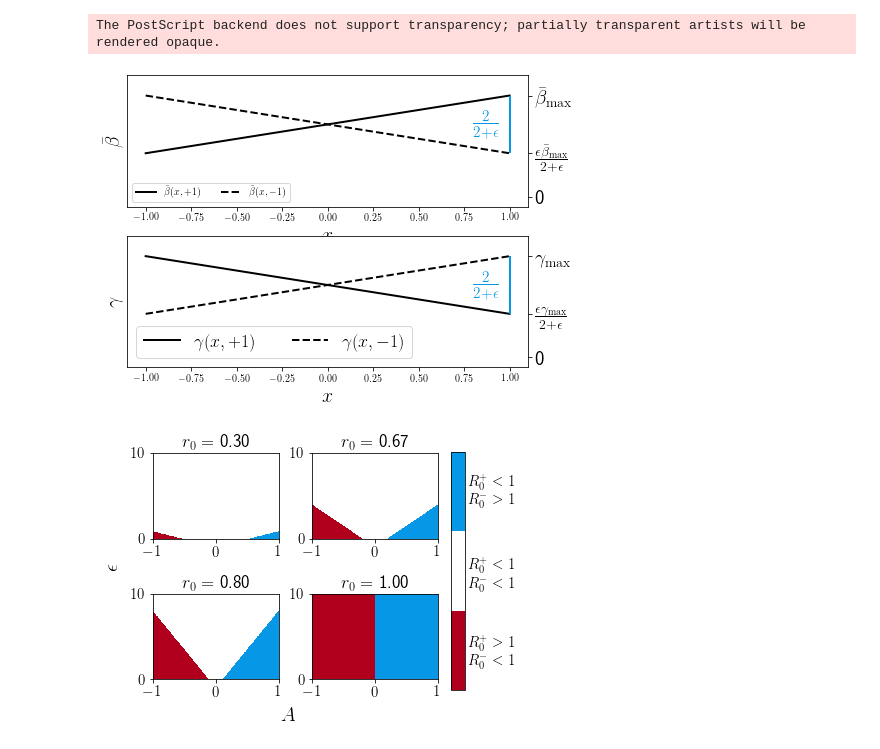
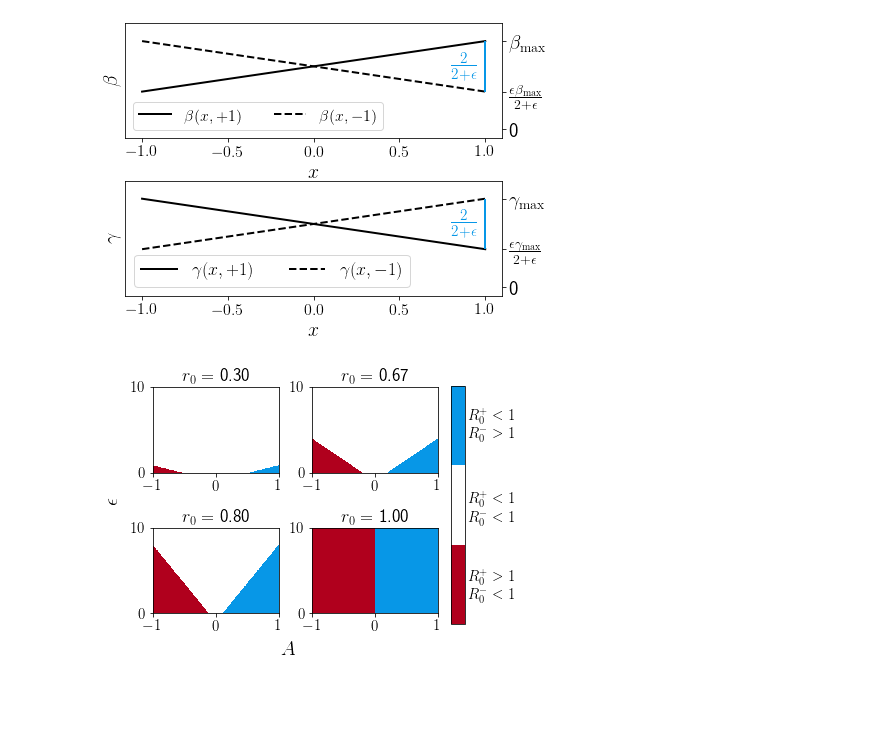
Before and after one commit to CorbitSampson/Competing_Social_Contagions, a Jupyter notebook: Figure_Builders.ipynb, the cells around one changed output. Cells and saved outputs as stored; diff of their text form; code cells hidden in the pictures; blank space fills up the shorter version.

```diff
--- a/Figure_Builders.ipynb
+++ b/Figure_Builders.ipynb
@@ -24,7 +24,7 @@ f1.tight_layout(pad=1.0)
 axs = [ax1,ax2]
 
 ax1.set_xlabel(xlabel=r'$x$',fontsize=20)
-ax1.set_ylabel(ylabel=r'$\bar{\beta}$',fontsize=20)
+ax1.set_ylabel(ylabel=r'$\beta$',fontsize=20)
 ax2.set_xlabel(xlabel=r'$x$',fontsize=20)
 ax2.set_ylabel(ylabel=r'$\gamma$',fontsize=20)
 
@@ -36,40 +36,39 @@ ep = 1.5
 def get_beta(x,s,ep,betabar):
     return (1+s*x+ep)*betabar/(2+ep)
 
 def get_gamma(x,s,ep,gamma):
     return (1-s*x+ep)*gamma/(2+ep)
 
 xinput = np.linspace(-1,1,300)
 betaP = get_beta(xinput,1,ep,betabar)
 betaN = get_beta(xinput,-1,ep,betabar)
 gammaP = get_gamma(xinput,1,ep,gamma)
 gammaN = get_gamma(xinput,-1,ep,gamma)
 
-ax1.plot(xinput,betaP, color='k',linewidth=2,label=r'$\bar{\beta}(x,+1)$')
-ax1.plot(xinput,betaN, color='k',linewidth=2,linestyle='--',label=r'$\bar{\beta}(x,-1)$')
+ax1.plot(xinput,betaP, color='k',linewidth=2,label=r'$\beta(x,+1)$')
+ax1.plot(xinput,betaN, color='k',linewidth=2,linestyle='--',label=r'$\beta(x,-1)$')
 ax1.legend(loc='lower left', ncols=2)
 ax1.vlines(x=1,ymin=min(betaP),ymax=max(betaP),color=(7/255, 151/255, 231/255),linewidth=2)
 ax1.set_yticks([0,min(betaP),max(betaP)])
 ax1.tick_params(left=False,labelleft=False,right=True,labelright=True)
-ax1.set_yticklabels([0,r'$\frac{\epsilon \bar{\beta}_{\rm{max}}}{2+\epsilon}$',r'$\bar{\beta}_{\rm{max}}$'],fontsize=20)
+ax1.set_yticklabels([0,r'$\frac{\epsilon \beta_{\rm{max}}}{2+\epsilon}$',r'$\beta_{\rm{max}}$'],fontsize=20)
 ax1.text(x=0.8,y=0.66,s=r'$\frac{2}{2+\epsilon}$',color=(7/255, 151/255, 231/255),fontsize=22)
 ax1.set_ylim([-0.1,1.2])
 
 ax2.plot(xinput,gammaP, color='k',linewidth=2,label=r'$\gamma(x,+1)$')
 ax2.plot(xinput,gammaN, color='k',linewidth=2,linestyle='--',label=r'$\gamma(x,-1)$')
 ax2.vlines(x=1,ymin=min(gammaP),ymax=max(gammaP),color=(7/255, 151/255, 231/255),linewidth=2)
 ax2.legend(loc='lower left', ncols=2,fontsize=18)
 ax2.set_yticks([0,min(gammaP),max(gammaP)])
 ax2.tick_params(left=False,labelleft=False,right=True,labelright=True)
 ax2.set_yticklabels([0,r'$\frac{\epsilon \gamma_{\rm{max}}}{2+\epsilon}$',r'$\gamma_{\rm{max}}$'],fontsize=20)
 ax2.text(x=0.8,y=0.66,s=r'$\frac{2}{2+\epsilon}$',color=(7/255, 151/255, 231/255),fontsize=22)
 ax2.set_ylim([-0.1,1.2])
 
-plt.savefig('opinondepend.eps',bbox_inches = "tight")
-plt.savefig('opinondepend.png',dpi=300,bbox_inches = "tight")
+#plt.savefig('opinondepend.png',dpi=300,bbox_inches = "tight")
+plt.savefig('opinondepend.pdf',bbox_inches = "tight")
 # %% [output]
-The PostScript backend does not support transparency; partially transparent artists will be rendered opaque.
-[figure, old version]
+[figure, new version]
 # %%
 # Data generator and figure builder for Fig. 3
 import xgi
```
Also changed, not shown: parts of 10 cells of this notebook, 42 other files.
